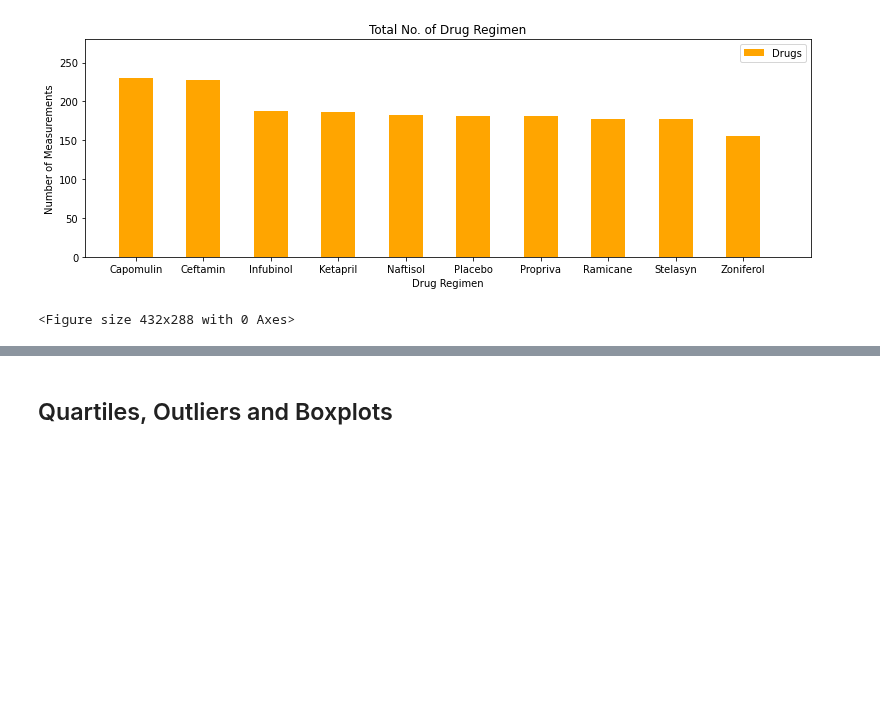
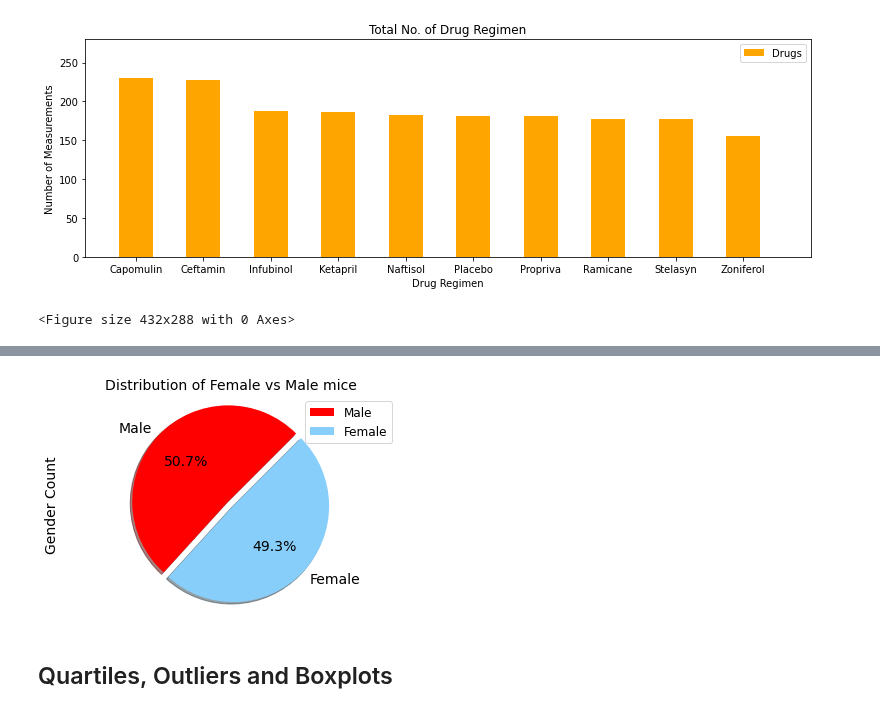
Before and after one commit to divya-gh/Matplotlib-Challenge, a Jupyter notebook: Pymaceuticals/pymaceuticals_starter.ipynb, the cells around one changed output, grey strips where cells are left out. Cells and saved outputs as stored; diff of their text form; code cells hidden in the pictures; blank space fills up the shorter version.

```diff
--- a/Pymaceuticals/pymaceuticals_starter.ipynb
+++ b/Pymaceuticals/pymaceuticals_starter.ipynb
@@ -241,3 +273,21 @@ plt.tight_layout()
+# %%
+# Generate a pie plot showing the distribution of female versus male mice using pyplot
+labels =["Male", "Female"]
+plt.figure(figsize=())
+plt.pie(Gender_ratio ,
+                  explode=explode,
+                  autopct="%1.1f%%",
+                  shadow=True,
+                  startangle=45 ,
+                  colors = colors, labels = labels,
+                  textprops={'fontsize': 14})
+plt.title("Distribution of Female vs Male mice", fontsize = 14)
+plt.ylabel("Gender Count", fontsize = 14)
+plt.legend(loc="best" , fontsize = 12)
+plt.axis("equal")
+plt.show()
+# %% [output]
+[figure, added]
 # %% [markdown]
 ## Quartiles, Outliers and Boxplots
 # %%
```
Also changed, not shown: parts of 4 cells of this notebook.
